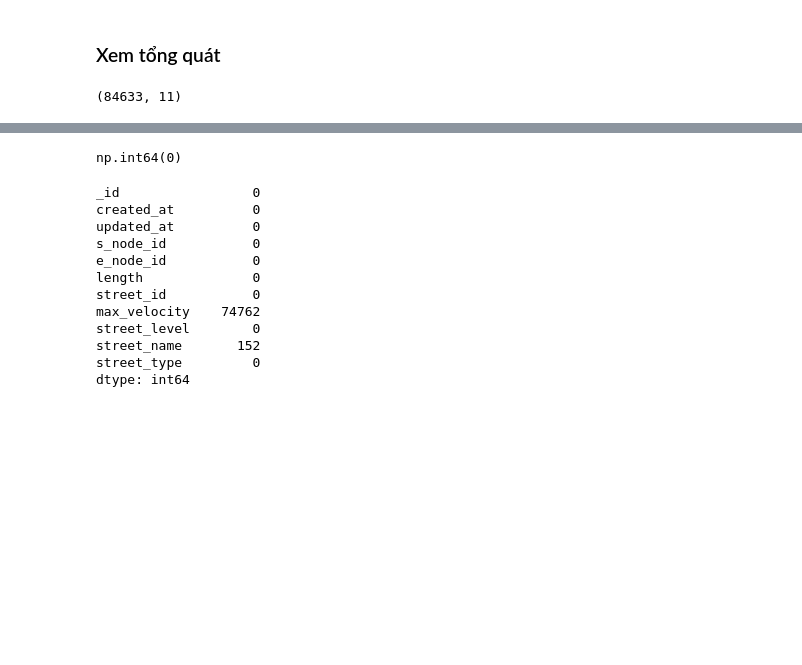
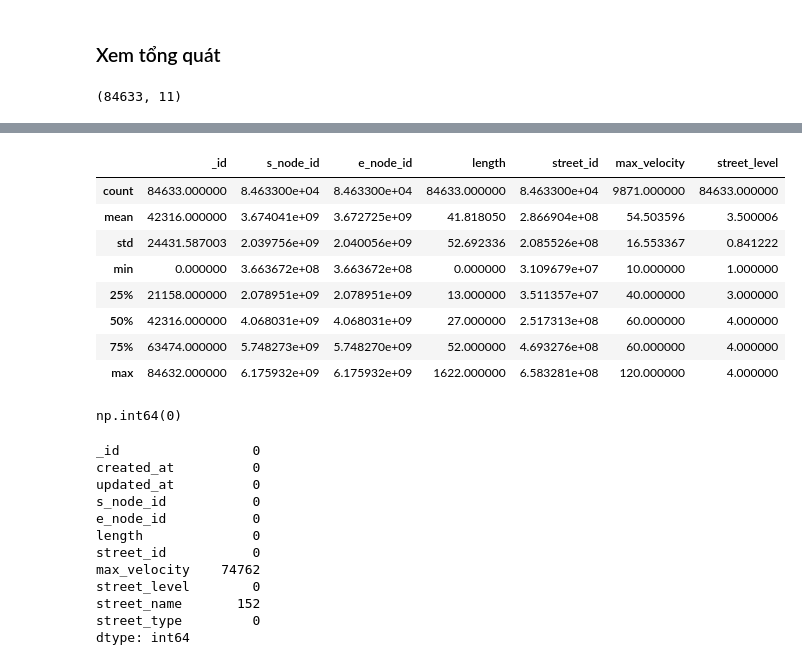
Before and after one commit to An-Sadek/HCM_GNNTSF, a Jupyter notebook: src/preprocessing/details.ipynb, the cells around one changed output, grey strips where cells are left out. Saved outputs shown, nothing was run; the diff lists cells and outputs as text; code cells hidden in the pictures; blank space fills up the shorter version.

```diff
--- a/src/preprocessing/details.ipynb
+++ b/src/preprocessing/details.ipynb
@@ -369,6 +308,18 @@ segments_df.head()
 | 2 | 2 | 2020-10-18T13:26:17.435Z | 2020-10-18T13:26:17.435Z | 5738158916 | 5738158918 | 23 | 31096786 | 80.0 | 1 | ... |
 | 3 | 3 | 2020-10-18T13:26:17.444Z | 2020-10-18T13:26:17.444Z | 5738158918 | 5738158912 | 66 | 31096786 | 80.0 | 1 | ... |
 | 4 | 4 | 2020-10-18T13:26:17.452Z | 2020-10-18T13:26:17.452Z | 5738158912 | 5758104203 | 127 | 31096786 | 80.0 | 1 | ... |
+# %%
+segments_df.describe()
+# %% [output]
+|  | _id | s_node_id | e_node_id | length | street_id | max_velocity | street_level |
+| count | 84633.000000 | 8.463300e+04 | 8.463300e+04 | 84633.000000 | 8.463300e+04 | 9871.000000 | 84633.000000 |
+| mean | 42316.000000 | 3.674041e+09 | 3.672725e+09 | 41.818050 | 2.866904e+08 | 54.503596 | 3.500006 |
+| std | 24431.587003 | 2.039756e+09 | 2.040056e+09 | 52.692336 | 2.085526e+08 | 16.553367 | 0.841222 |
+| min | 0.000000 | 3.663672e+08 | 3.663672e+08 | 0.000000 | 3.109679e+07 | 10.000000 | 1.000000 |
+| 25% | 21158.000000 | 2.078951e+09 | 2.078951e+09 | 13.000000 | 3.511357e+07 | 40.000000 | 3.000000 |
+| 50% | 42316.000000 | 4.068031e+09 | 4.068031e+09 | 27.000000 | 2.517313e+08 | 60.000000 | 4.000000 |
+| 75% | 63474.000000 | 5.748273e+09 | 5.748270e+09 | 52.000000 | 4.693276e+08 | 60.000000 | 4.000000 |
+| max | 84632.000000 | 6.175932e+09 | 6.175932e+09 | 1622.000000 | 6.583281e+08 | 120.000000 | 4.000000 |
 # %%
 segments_df.duplicated().sum()
 # %% [output]
```
Also changed, not shown: parts of 116 cells of this notebook, 4 other files.
